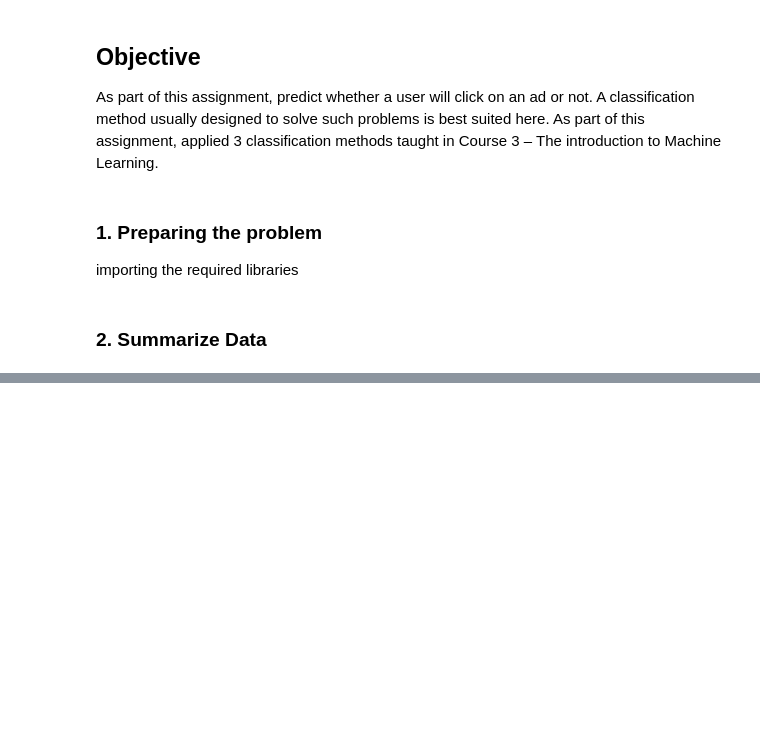
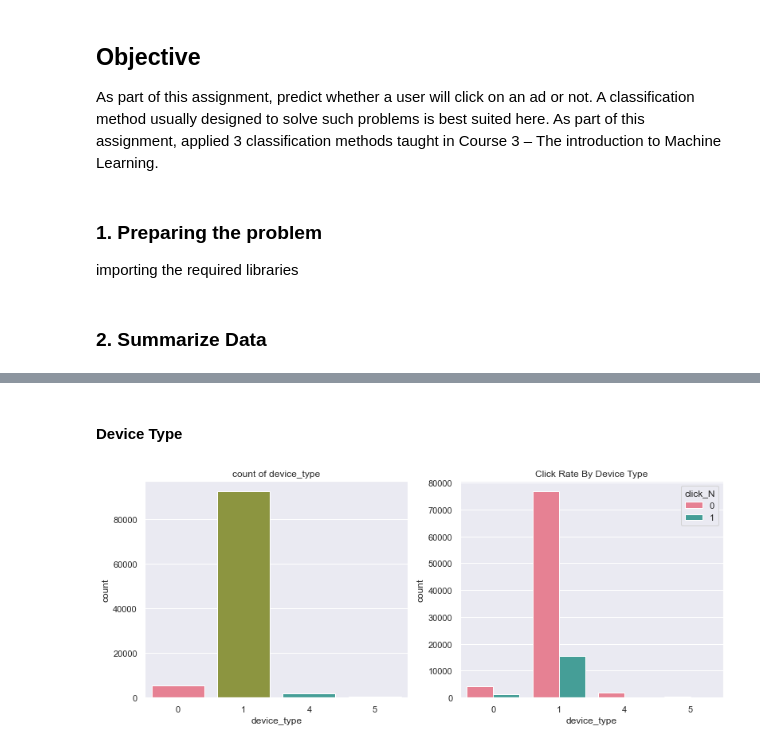
Before and after one commit to jagsrj/ClickThroughRatePrediction, a Jupyter notebook: Machine Learning Assignment - Click Through Rate Prediction.ipynb, the cells around one changed output, grey strips where cells are left out. Saved outputs shown, nothing was run; the diff lists cells and outputs as text; code cells hidden in the pictures; blank space fills up the shorter version.

```diff
--- a/Machine Learning Assignment - Click Through Rate Prediction.ipynb
+++ b/Machine Learning Assignment - Click Through Rate Prediction.ipynb
@@ -46,0 +132,13 @@ data.head()
+# %% [markdown]
+#### Device Type
+# %%
+plt.figure(figsize = (13,5))
+plt.subplot(1,2,1)
+sns.countplot(data['device_type'],palette='husl')
+plt.title("count of device_type")
+plt.subplot(1,2,2)
+sns.countplot(data['device_type'], hue = data['click_N'],palette="husl")
+plt.title("Click Rate By Device Type")
+plt.show()
+# %% [output]
+[figure, added]
```
Also changed, not shown: parts of 25 cells of this notebook.
